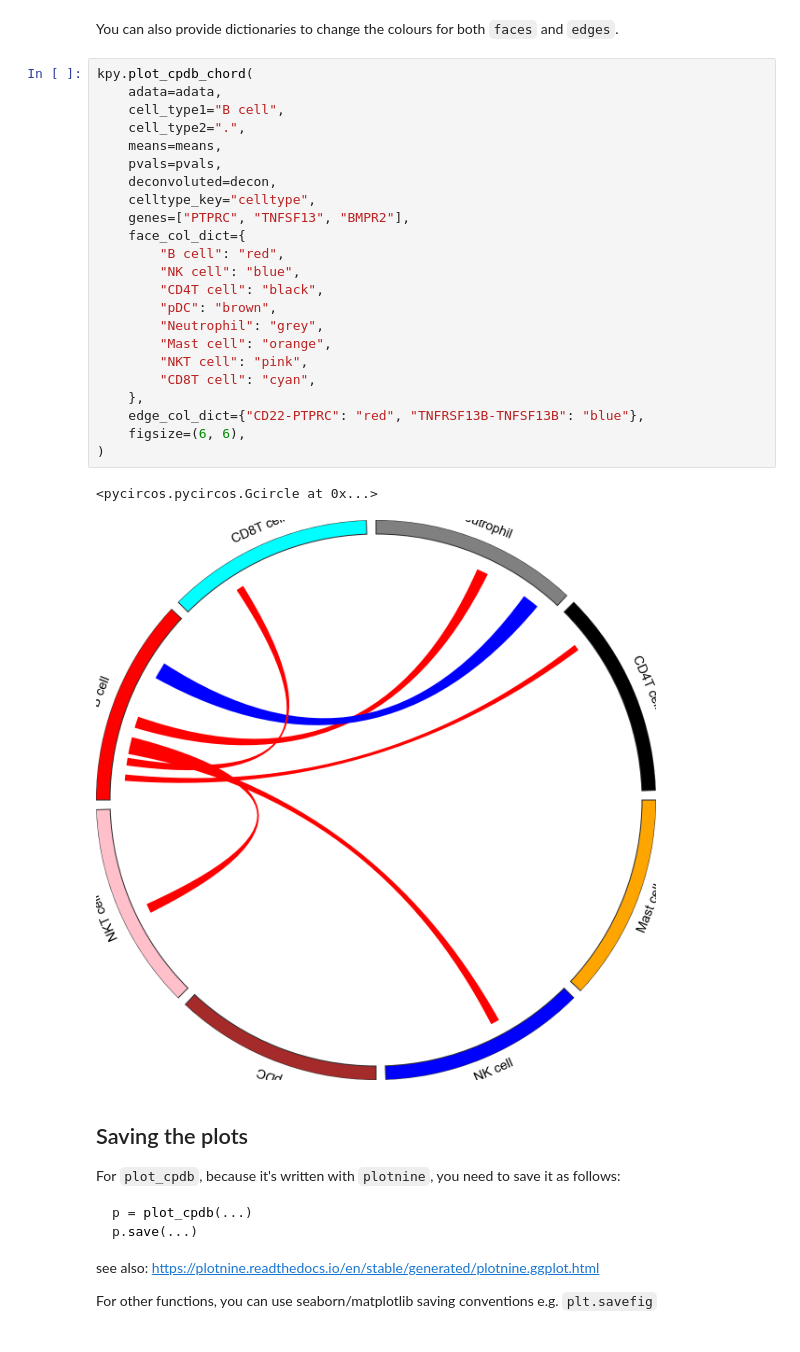
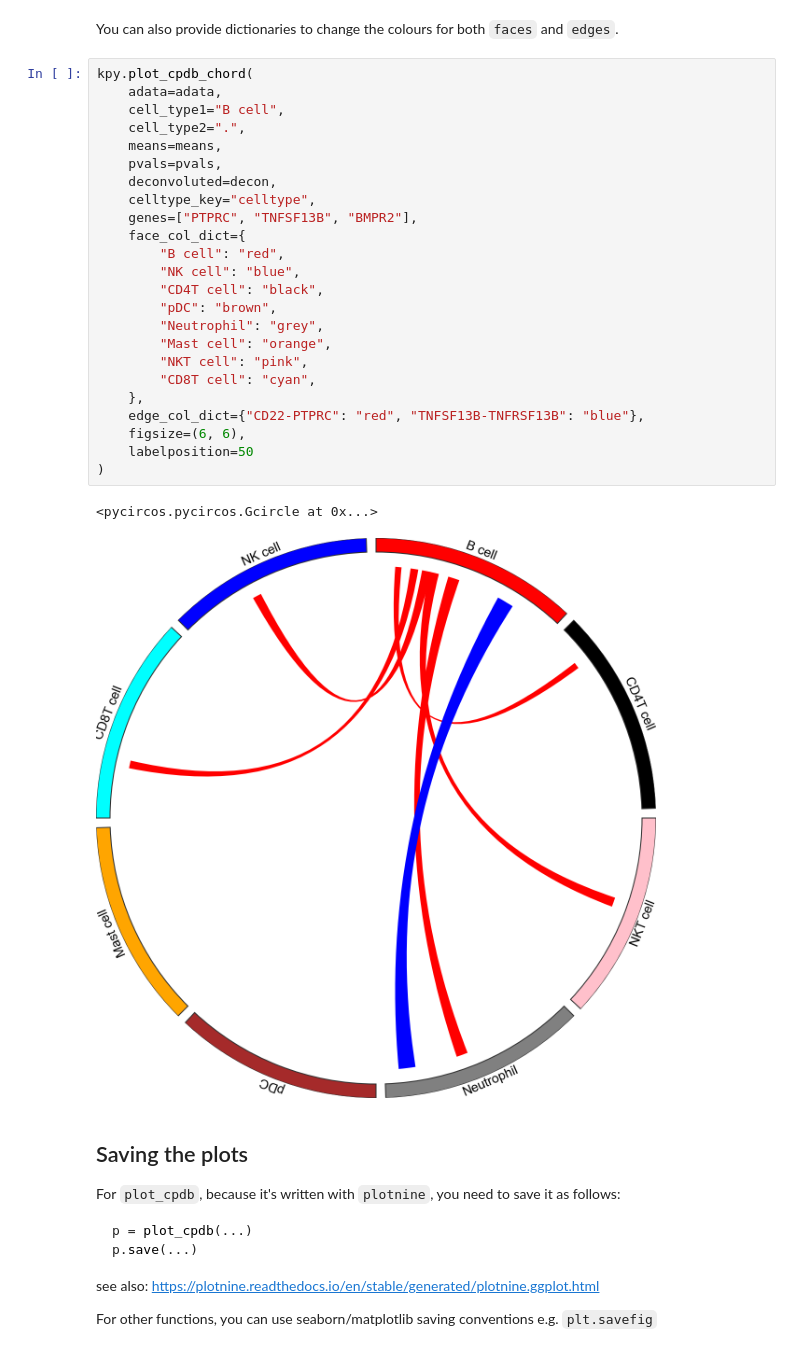
Before and after one commit to zktuong/ktplotspy, a Jupyter notebook: docs/notebooks/tutorial.ipynb, the cells around one changed output. Saved outputs shown, nothing was run; the diff lists cells and outputs as text.

```diff
--- a/docs/notebooks/tutorial.ipynb
+++ b/docs/notebooks/tutorial.ipynb
@@ -193,29 +214,30 @@ You can also provide dictionaries to change the colours for both `faces` and `ed
 # %%
 kpy.plot_cpdb_chord(
     adata=adata,
     cell_type1="B cell",
     cell_type2=".",
     means=means,
     pvals=pvals,
     deconvoluted=decon,
     celltype_key="celltype",
-    genes=["PTPRC", "TNFSF13", "BMPR2"],
+    genes=["PTPRC", "TNFSF13B", "BMPR2"],
     face_col_dict={
         "B cell": "red",
         "NK cell": "blue",
         "CD4T cell": "black",
         "pDC": "brown",
         "Neutrophil": "grey",
         "Mast cell": "orange",
         "NKT cell": "pink",
         "CD8T cell": "cyan",
     },
-    edge_col_dict={"CD22-PTPRC": "red", "TNFRSF13B-TNFSF13B": "blue"},
+    edge_col_dict={"CD22-PTPRC": "red", "TNFSF13B-TNFRSF13B": "blue"},
     figsize=(6, 6),
+    labelposition=50
 )
 # %% [output]
 <pycircos.pycircos.Gcircle at 0x...>
-[figure, old version]
+[figure, new version]
 # %% [markdown]
 ## Saving the plots
 
```
Also changed, not shown: parts of 6 cells of this notebook, 6 other files.
